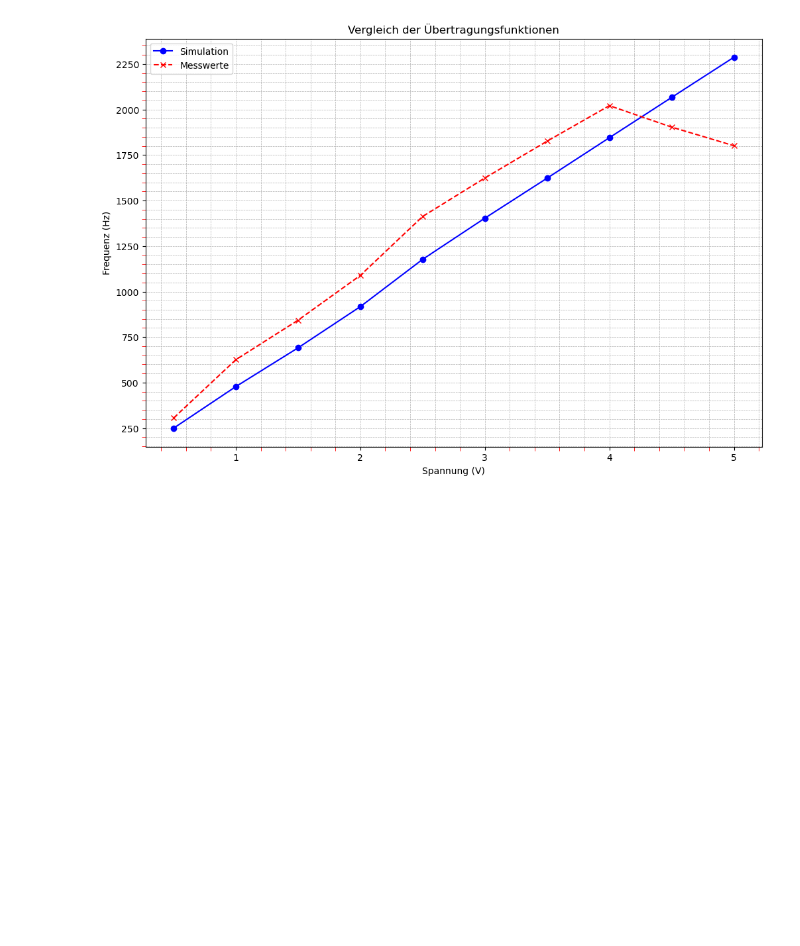
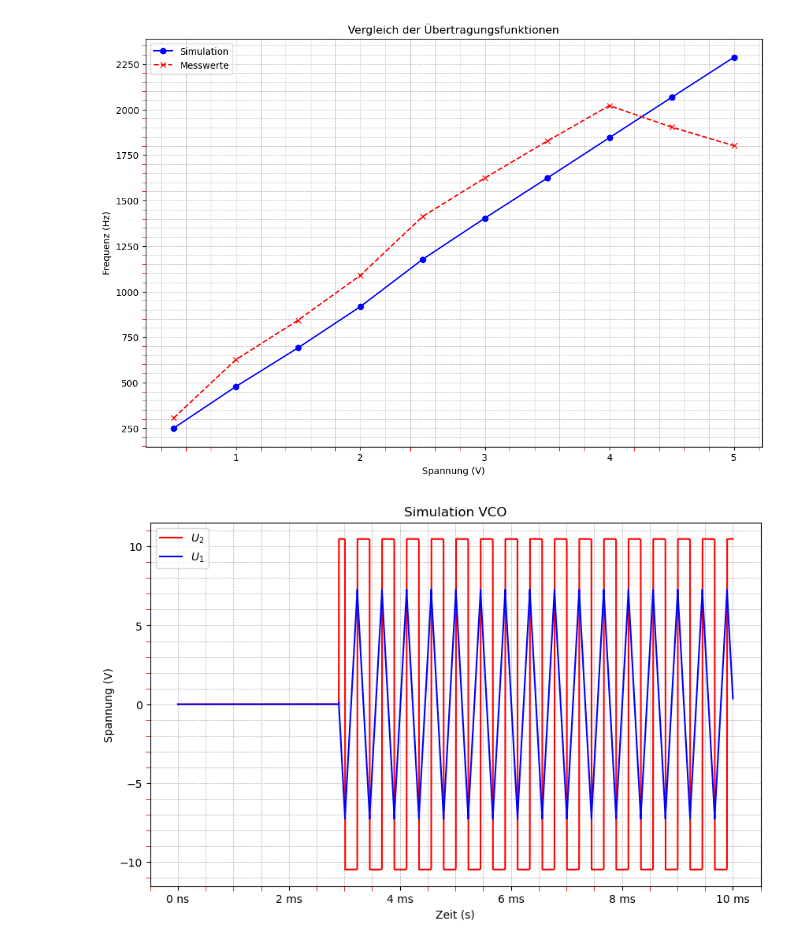
Before and after one commit to Kreijstal/elektronik-praktikum, a Jupyter notebook: 5Te-Labor/5.2/dreiecksrechteck-vco/plotsimulation.ipynb, the cells around one changed output. Cells and saved outputs as stored; diff of their text form; code cells hidden in the pictures; blank space fills up the shorter version.

```diff
--- a/5Te-Labor/5.2/dreiecksrechteck-vco/plotsimulation.ipynb
+++ b/5Te-Labor/5.2/dreiecksrechteck-vco/plotsimulation.ipynb
@@ -136,0 +171,22 @@ plot_filename
+# %%
+df=pd.read_csv("sim_5.csv",delimiter=';', usecols=['time', 'V(U_o)1','V(U_a)1'])
+plt.figure(figsize=(10, 6))
+
+# Plot V(U_o)1
+plt.plot(df['time'], df['V(U_o)1'], label='$U_2$', color='red')
+
+# Plot V(U_a)1
+plt.plot(df['time'], df['V(U_a)1'], label='$U_1$', color='blue')
+
+plt.xlabel('Zeit (s)')
+plt.ylabel('Spannung (V)')
+plt.title('Simulation VCO')
+plt.gca().xaxis.set_major_formatter(FuncFormatter(format_time))
+plt.legend()
+plt.grid(True)
+plt.savefig("simulation-vco.pdf")
+
+
+plt.show()
+# %% [output]
+[figure, added]
```
Also changed, not shown: parts of 1 cell of this notebook, 11 other files.
